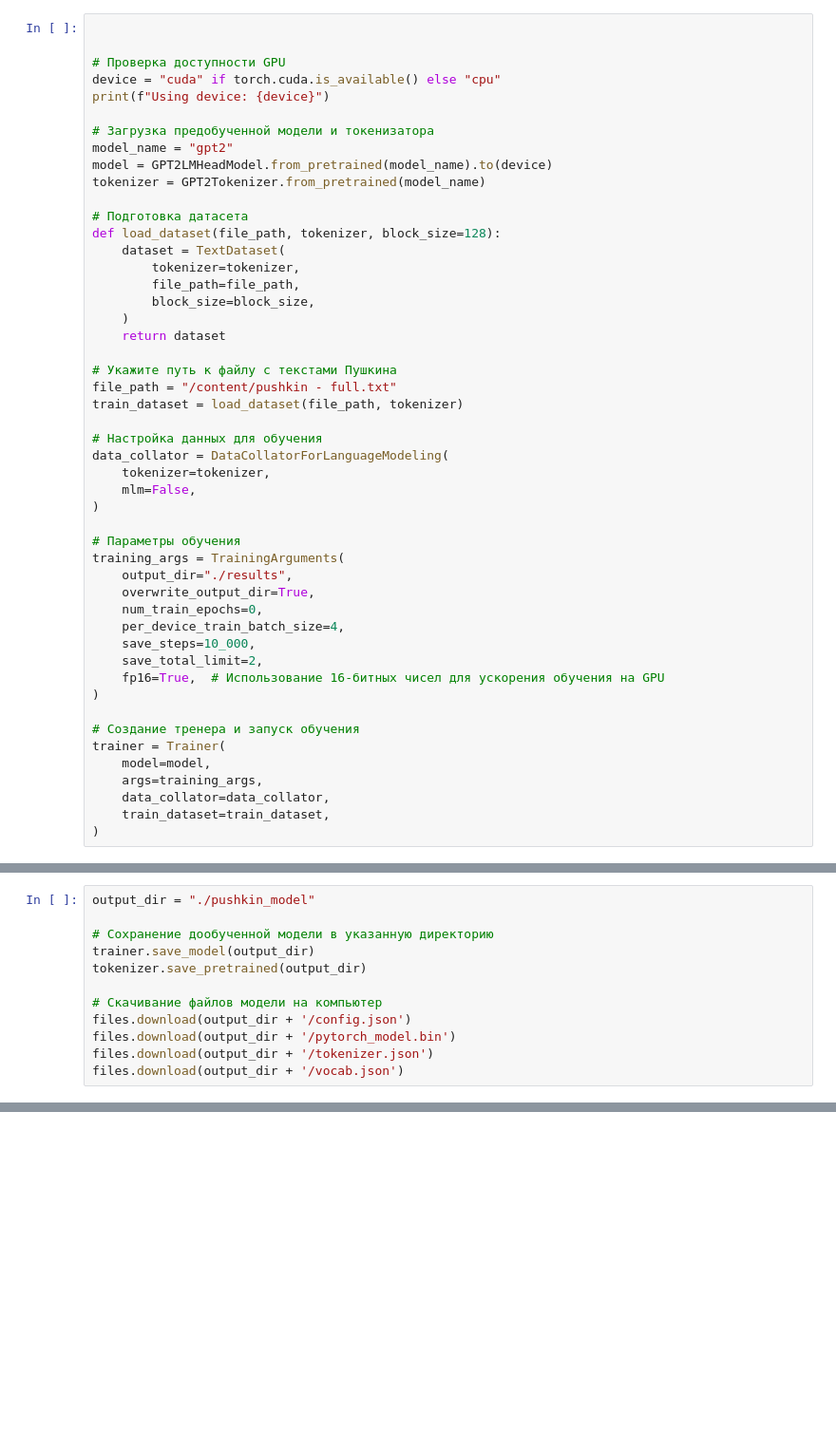
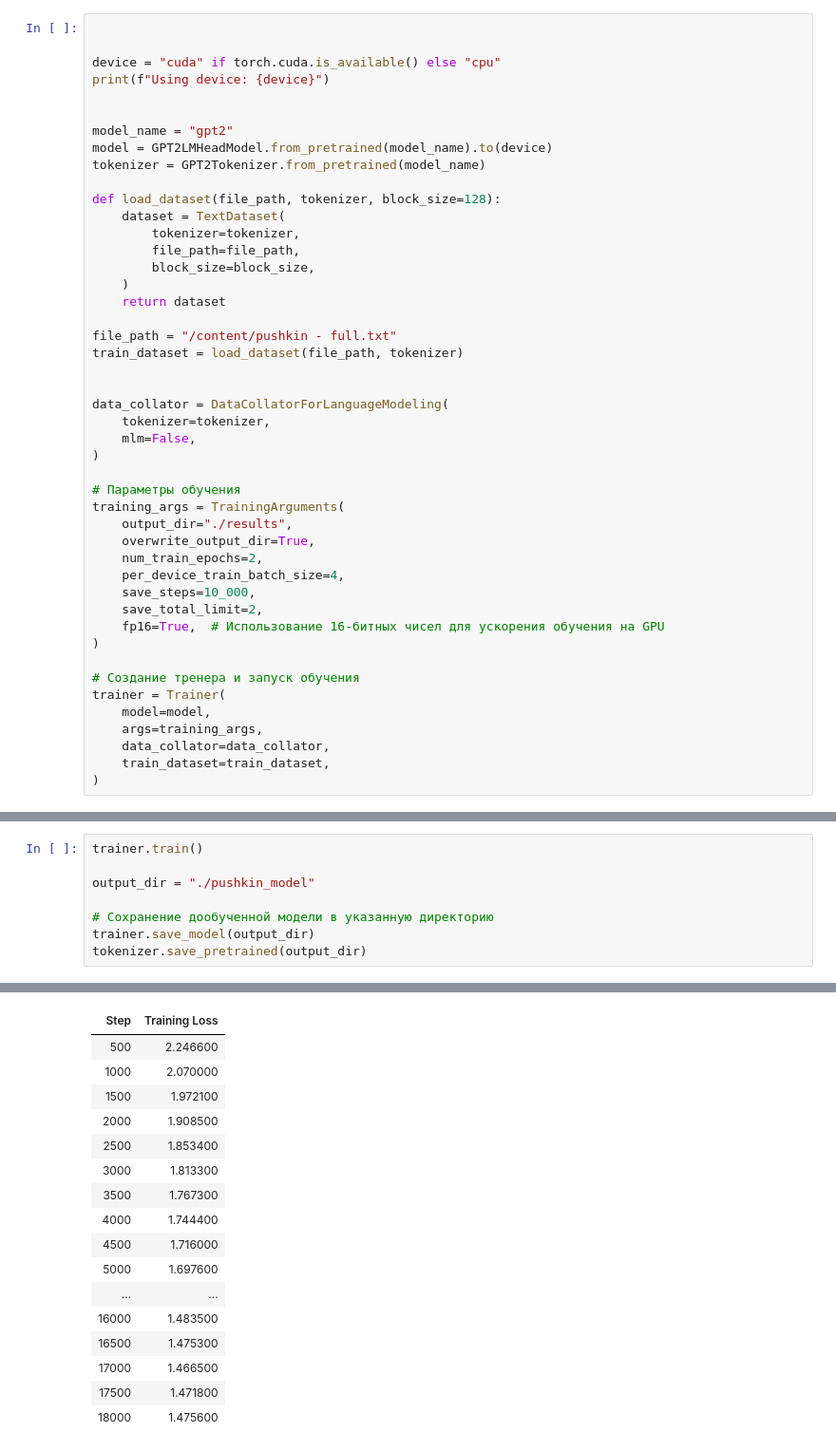
Before and after one commit to AlexKrachun/neuroPushkin-nlp_project, a Jupyter notebook: мои тренировки/nlp_тренировка4.ipynb, the cells around one changed output, grey strips where cells are left out. Shown: that part at 95% size. Cells and saved outputs as stored; diff of their text form; blank space fills up the shorter version.

```diff
--- a/мои тренировки/nlp_тренировка4.ipynb
+++ b/мои тренировки/nlp_тренировка4.ipynb
@@ -46,16 +4,14 @@ from google.colab import files
 # %%
 
 
-# Проверка доступности GPU
 device = "cuda" if torch.cuda.is_available() else "cpu"
 print(f"Using device: {device}")
 
-# Загрузка предобученной модели и токенизатора
+
 model_name = "gpt2"
 model = GPT2LMHeadModel.from_pretrained(model_name).to(device)
 tokenizer = GPT2Tokenizer.from_pretrained(model_name)
 
-# Подготовка датасета
 def load_dataset(file_path, tokenizer, block_size=128):
     dataset = TextDataset(
         tokenizer=tokenizer,
@@ -64,11 +20,10 @@ def load_dataset(file_path, tokenizer, block_size=128):
     )
     return dataset
 
-# Укажите путь к файлу с текстами Пушкина
 file_path = "/content/pushkin - full.txt"
 train_dataset = load_dataset(file_path, tokenizer)
 
-# Настройка данных для обучения
+
 data_collator = DataCollatorForLanguageModeling(
     tokenizer=tokenizer,
     mlm=False,
@@ -78,7 +33,7 @@ data_collator = DataCollatorForLanguageModeling(
 training_args = TrainingArguments(
     output_dir="./results",
     overwrite_output_dir=True,
-    num_train_epochs=0,
+    num_train_epochs=2,
     per_device_train_batch_size=4,
     save_steps=10_000,
     save_total_limit=2,
@@ -98,12 +57,9 @@ ImportError: Using the `Trainer` with `PyTorch` requires `accelerate>=0.21.0`: P
 # %%
+trainer.train()
+
 output_dir = "./pushkin_model"
 
 # Сохранение дообученной модели в указанную директорию
 trainer.save_model(output_dir)
 tokenizer.save_pretrained(output_dir)
-
-# Скачивание файлов модели на компьютер
-files.download(output_dir + '/config.json')
-files.download(output_dir + '/pytorch_model.bin')
-files.download(output_dir + '/tokenizer.json')
-files.download(output_dir + '/vocab.json')
+# %% [output]
@@ -109,0 +67,17 @@ files.download(output_dir + '/vocab.json')
+| Step | Training Loss |
+| 500 | 2.246600 |
+| 1000 | 2.070000 |
+| 1500 | 1.972100 |
+| 2000 | 1.908500 |
+| 2500 | 1.853400 |
+| 3000 | 1.813300 |
+| 3500 | 1.767300 |
+| 4000 | 1.744400 |
+| 4500 | 1.716000 |
+| 5000 | 1.697600 |
+| ... | ... |
+| 16000 | 1.483500 |
+| 16500 | 1.475300 |
+| 17000 | 1.466500 |
+| 17500 | 1.471800 |
+| 18000 | 1.475600 |
```
Also changed, not shown: parts of 7 cells of this notebook, 2 other files.
